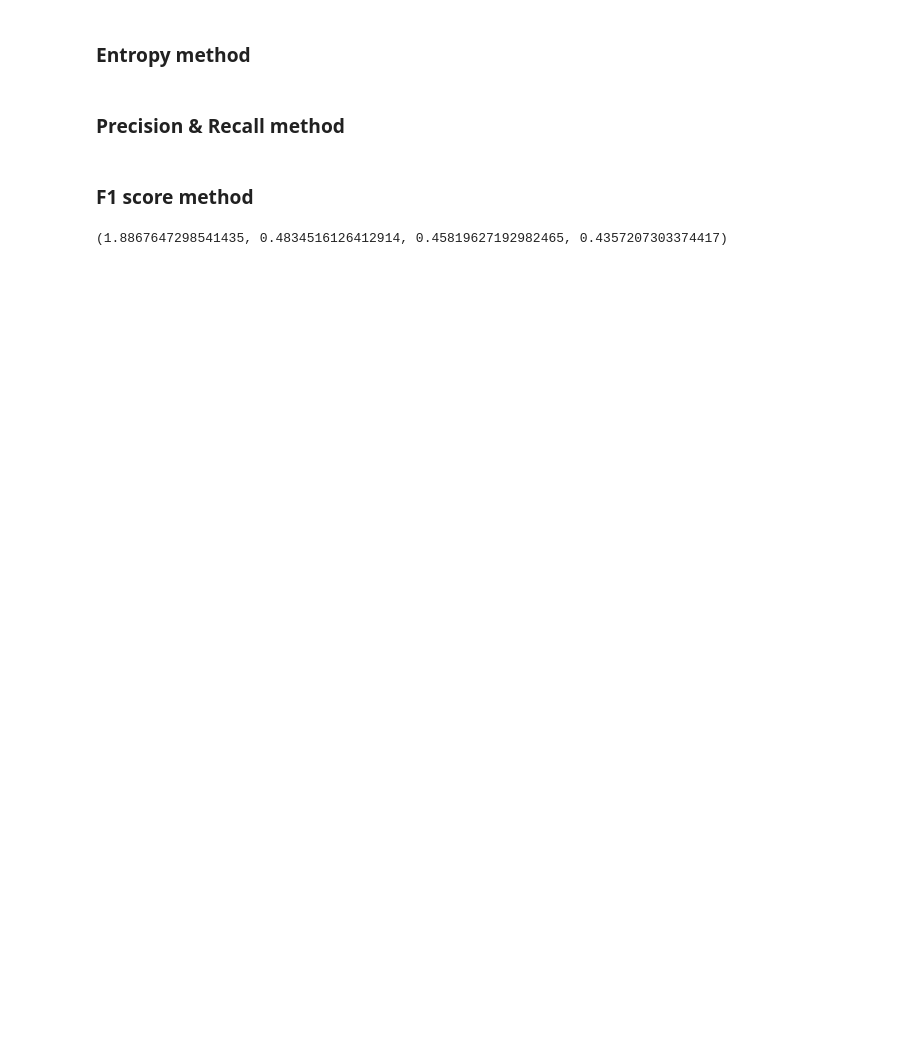
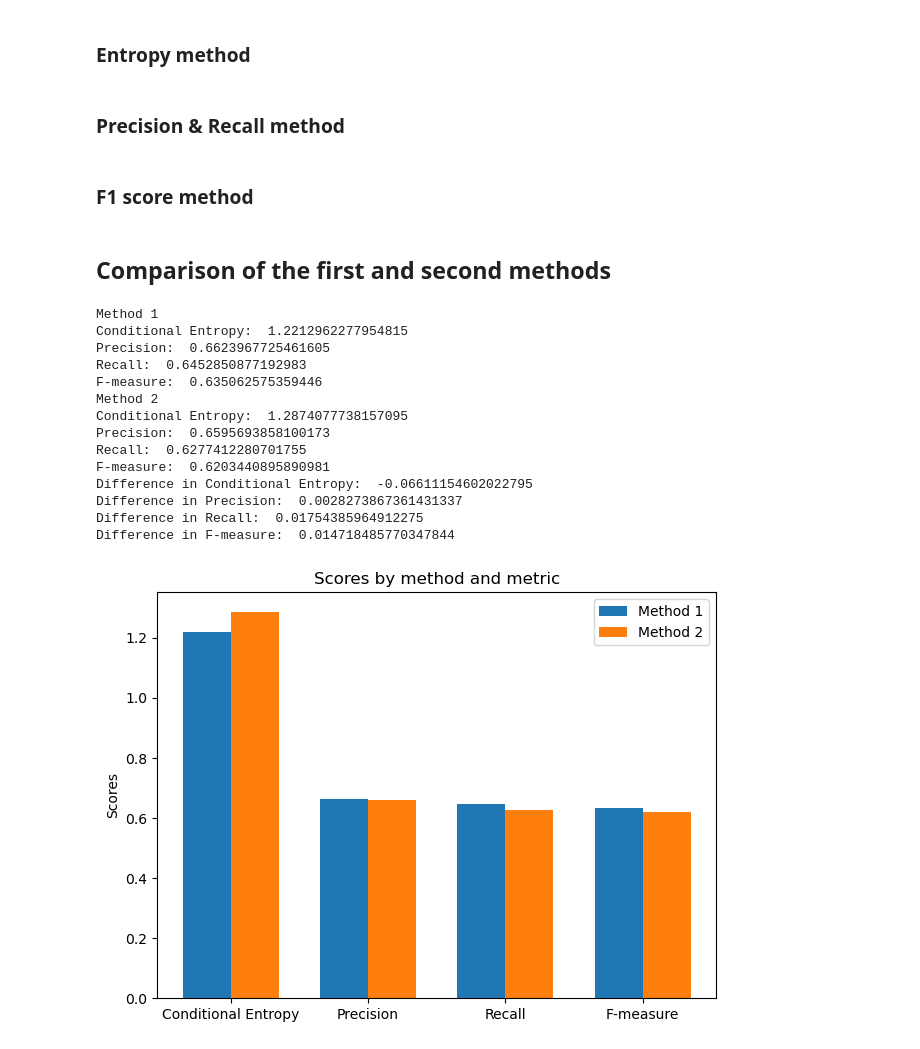
Before and after one commit to YoussefAboelwafa/Activity-Detection, a Jupyter notebook: Spectral-Clustering.ipynb, the cells around one changed output. Drawn from its saved outputs; the diff is of its cells as text; code cells hidden in the pictures; blank space fills up the shorter version.

```diff
--- a/Spectral-Clustering.ipynb
+++ b/Spectral-Clustering.ipynb
@@ -185,8 +82,8 @@ l=kmean.labels_
 # %% [markdown]
 ### load the data in the second solution method `Flatten Method`
 # %%
-# x_train, x_test, y_train, y_test= generate_data_matrix(method="flatten")
-# print("X_train shape: ", x_train.shape)
-# print("y_train shape: ", y_train.shape)
-# print("X_test shape: ", x_test.shape)
-# print("y_test shape: ", y_test.shape)
+x_f_train, y_f_train, x_f_test, y_f_test= generate_data_matrix(method="flatten")
+print("X_train shape: ", x_f_train.shape)
+print("y_train shape: ", y_f_train.shape)
+print("X_test shape: ", x_f_test.shape)
+print("y_test shape: ", y_f_test.shape)
@@ -192,0 +95,4 @@ l=kmean.labels_
+# %%
+model2 = spectral_clustering(x_f_test, n_clusters=19,sim="knn",laplacian='a',n_neighbours=100)
+# %%
+labels2=model2.labels_
@@ -201,6 +109,3 @@ def construct_clusters(true_labels,labels):
         else:
             clusters[labels[i]]=[true_labels[i]]
     return clusters
-# %%
-clusters=construct_clusters(y_train.flatten(),l)
-clusters
@@ -280,7 +166,6 @@ def f_measure( clusters):
         f += (2*p*r)/(p+r)
     return f/num_clusters
 # %%
-# get the acuracy, conditional entropy, precision, recall and f-measure
 def get_metrics(true_labels,labels):
     clusters=construct_clusters(true_labels,labels)
     n_samples = len(true_labels)
@@ -288,7 +173,60 @@ def get_metrics(true_labels,labels):
     precision,recall = precision_recall(clusters)
     f = f_measure(clusters)
     return H,precision,recall,f
-
-print(get_metrics(y_train.flatten(),l))
-# %% [output]
-(1.8867647298541435, 0.4834516126412914, 0.45819627192982465, 0.4357207303374417)
+# %% [markdown]
+## Comparison of the first and second methods
+# %%
+def compare_methods(true_labels,labels1,labels2):
+    H1,precision1,recall1,f1 = get_metrics(true_labels,labels1)
+    H2,precision2,recall2,f2 = get_metrics(true_labels,labels2)
+    print("Method 1")
+    print("Conditional Entropy: ",H1)
+    print("Precision: ",precision1)
+    print("Recall: ",recall1)
+    print("F-measure: ",f1)
+    print("Method 2")
+    print("Conditional Entropy: ",H2)
+    print("Precision: ",precision2)
+    print("Recall: ",recall2)
+    print("F-measure: ",f2)
+    print("Difference in Conditional Entropy: ",H1-H2)
+    print("Difference in Precision: ",precision1-precision2)
+    print("Difference in Recall: ",recall1-recall2)
+    print("Difference in F-measure: ",f1-f2)
+
+    # bar chart with results
+    labels = ['Conditional Entropy', 'Precision', 'Recall', 'F-measure']
+    method1 = [H1, precision1, recall1, f1]
+    method2 = [H2, precision2, recall2, f2]
+    x = np.arange(len(labels))  # the label locations
+    width = 0.35  # the width of the bars
+
+    fig, ax = plt.subplots()
+    rects1 = ax.bar(x - width/2, method1, width, label='Method 1')
+    rects2 = ax.bar(x + width/2, method2, width, label='Method 2')
+    ax.set_ylabel('Scores')
+    ax.set_title('Scores by method and metric')
+    ax.set_xticks(x)
+    ax.set_xticklabels(labels)
+    ax.legend()
+
+    fig.tight_layout()
+    plt.show()
+
+compare_methods(y_test.flatten(),labels1,labels2)
+# %% [output]
+Method 1
+Conditional Entropy:  1.2212962277954815
+Precision:  0.6623967725461605
+Recall:  0.6452850877192983
+F-measure:  0.635062575359446
+Method 2
+Conditional Entropy:  1.2874077738157095
+Precision:  0.6595693858100173
+Recall:  0.6277412280701755
+F-measure:  0.6203440895890981
+Difference in Conditional Entropy:  -0.06611154602022795
+Difference in Precision:  0.0028273867361431337
+Difference in Recall:  0.01754385964912275
+Difference in F-measure:  0.014718485770347844
+[figure, added]
```
Also changed, not shown: parts of 22 cells of this notebook.
